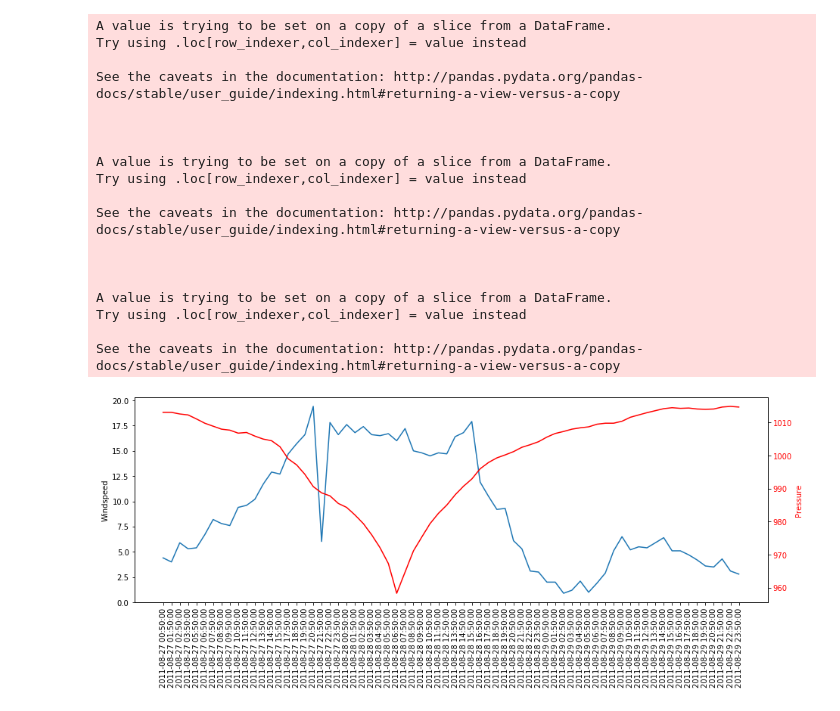
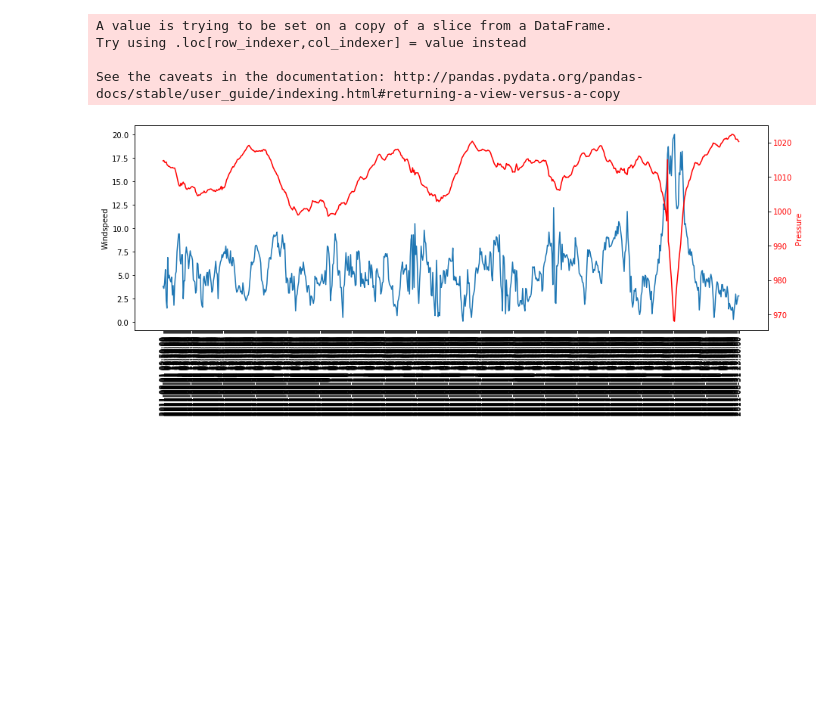
Before and after one commit to ishwarc404/Weather_Prediction_DataAnalytics, a Jupyter notebook: PROCESSING/Time_series.ipynb, the cells around one changed output. Saved outputs shown, nothing was run; the diff lists cells and outputs as text; code cells hidden in the pictures; blank space fills up the shorter version.

```diff
--- a/PROCESSING/Time_series.ipynb
+++ b/PROCESSING/Time_series.ipynb
@@ -9,6 +16,6 @@ import matplotlib.cbook as cbook
 # %%
-df_b7_init = pd.read_csv('44009.csv')
-df_b8_init = pd.read_csv('44065.csv')
+df_b7_init = pd.read_csv('44009_clean.csv')
+df_b8_init = pd.read_csv('44065_clean.csv')
 # %%
 def plot_df(df, x,y1, y2, title="", xlabel='Date', dpi=100):
 
@@ -31,34 +38,12 @@ df_b6=df_b6_init[keep_col]
 # %%
-
-mean = df_b7.loc[df_b7['pressure']<2000,'pressure'].mean()
-df_b7["pressure"] = np.where(df_b7["pressure"] >2000, mean,df_b7['pressure'])
-
-mean = df_b7.loc[df_b7['windspeed']<20,'windspeed'].mean()
-df_b7["windspeed"] = np.where(df_b7["windspeed"] >20, mean,df_b7['windspeed'])
-
-
-rs_09 = df_b7.loc[ (df_b7['month']==8) & ( (df_b7['day']==27) | (df_b7['day']==28) | (df_b7['day']==29) )]
+rs_09 = df_b7.loc[ (df_b7['month']==8)] #& ( (df_b7['day']==27) | (df_b7['day']==28) | (df_b7['day']==29) )]rs_09['date'] = rs_09['datetime'].astype('datetime64[ns]')
 rs_09['date'] = rs_09['datetime'].astype('datetime64[ns]')
 rs_09.head()
 plot_df(rs_09, x=rs_09.datetime,y1=rs_09.windspeed, y2=rs_09.pressure, title='Pressure in month of August')
 # %% [output]
 A value is trying to be set on a copy of a slice from a DataFrame.
 Try using .loc[row_indexer,col_indexer] = value instead
 
 See the caveats in the documentation: http://pandas.pydata.org/pandas-docs/stable/user_guide/indexing.html#returning-a-view-versus-a-copy
-
-
-
-A value is trying to be set on a copy of a slice from a DataFrame.
-Try using .loc[row_indexer,col_indexer] = value instead
-
-See the caveats in the documentation: http://pandas.pydata.org/pandas-docs/stable/user_guide/indexing.html#returning-a-view-versus-a-copy
-
-
-
-A value is trying to be set on a copy of a slice from a DataFrame.
-Try using .loc[row_indexer,col_indexer] = value instead
-
-See the caveats in the documentation: http://pandas.pydata.org/pandas-docs/stable/user_guide/indexing.html#returning-a-view-versus-a-copy
-[figure, old version]
+[figure, new version]
 # %%
```
Also changed, not shown: parts of 10 cells of this notebook, 7 other files.
